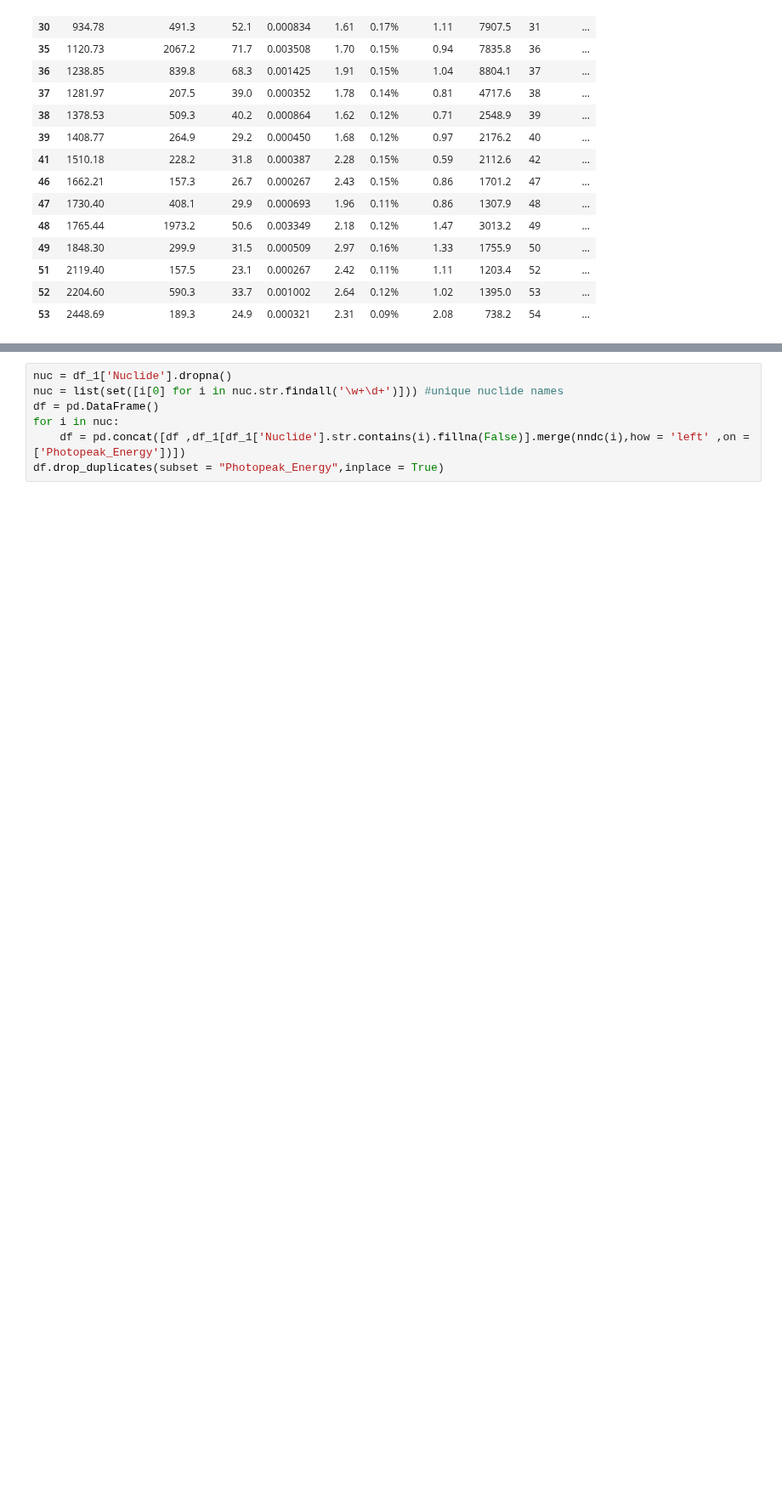
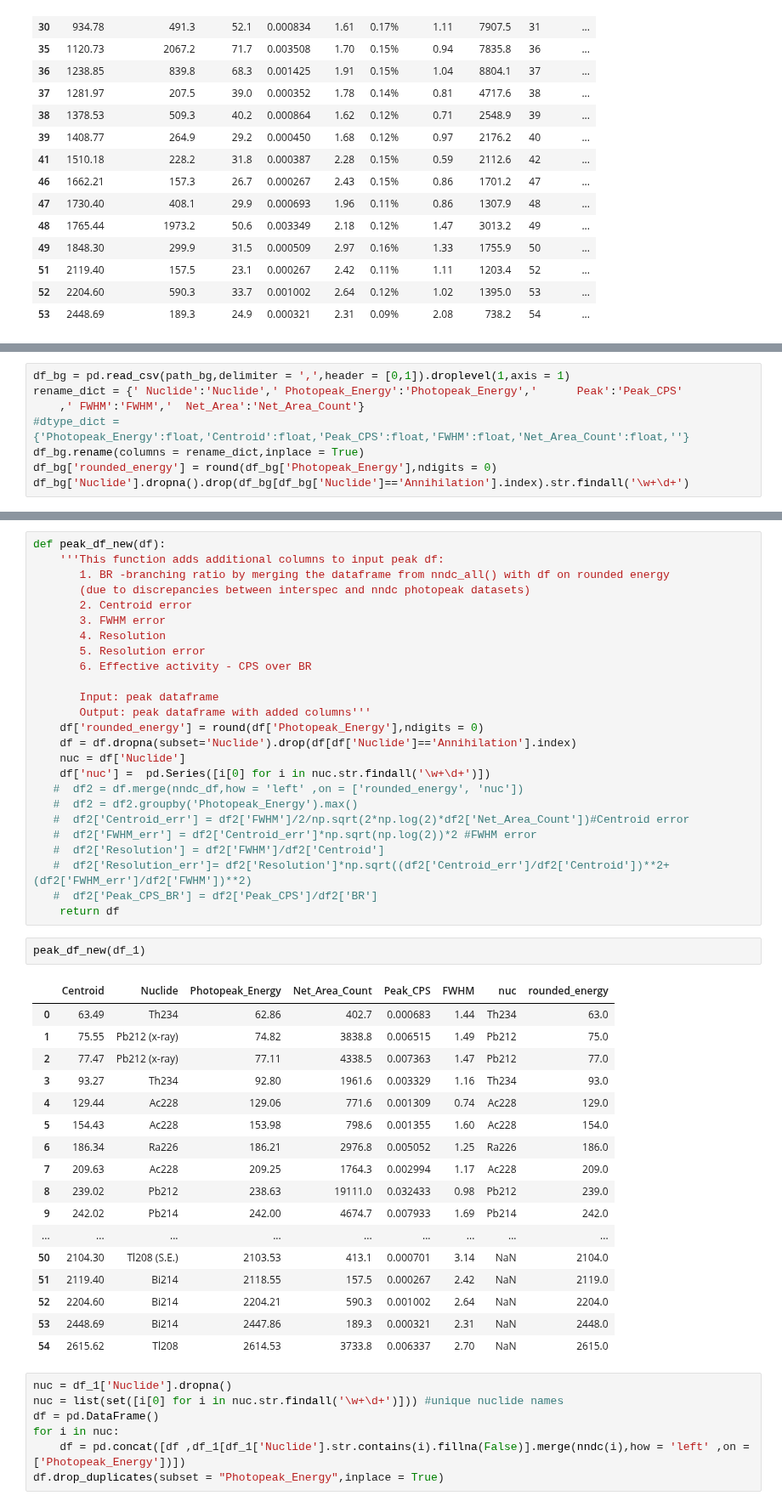
Before and after one commit to ngcnpeter/HPGe_lab_y3, a Jupyter notebook: spectal_analysis.ipynb, the cells around one changed output, grey strips where cells are left out. Shown at 85% size. Saved outputs shown, nothing was run; the diff lists cells and outputs as text; blank space fills up the shorter version.

```diff
--- a/spectal_analysis.ipynb
+++ b/spectal_analysis.ipynb
@@ -155,0 +182,8 @@ nndc('k40')
+# %%
+df_bg = pd.read_csv(path_bg,delimiter = ',',header = [0,1]).droplevel(1,axis = 1)
+rename_dict = {' Nuclide':'Nuclide',' Photopeak_Energy':'Photopeak_Energy','      Peak':'Peak_CPS'
+    ,' FWHM':'FWHM','  Net_Area':'Net_Area_Count'}
+#dtype_dict = {'Photopeak_Energy':float,'Centroid':float,'Peak_CPS':float,'FWHM':float,'Net_Area_Count':float,''}
+df_bg.rename(columns = rename_dict,inplace = True)
+df_bg['rounded_energy'] = round(df_bg['Photopeak_Energy'],ndigits = 0)
+df_bg['Nuclide'].dropna().drop(df_bg[df_bg['Nuclide']=='Annihilation'].index).str.findall('\w+\d+')
@@ -199,3 +297,48 @@ IndexError: list index out of range
+# %%
+def peak_df_new(df):
+    '''This function adds additional columns to input peak df:
+       1. BR -branching ratio by merging the dataframe from nndc_all() with df on rounded energy
+       (due to discrepancies between interspec and nndc photopeak datasets)
+       2. Centroid error
+       3. FWHM error
+       4. Resolution
+       5. Resolution error
+       6. Effective activity - CPS over BR
+
+       Input: peak dataframe
+       Output: peak dataframe with added columns'''
+    df['rounded_energy'] = round(df['Photopeak_Energy'],ndigits = 0)
+    df = df.dropna(subset='Nuclide').drop(df[df['Nuclide']=='Annihilation'].index)
+    nuc = df['Nuclide']
+    df['nuc'] =  pd.Series([i[0] for i in nuc.str.findall('\w+\d+')])
+   #  df2 = df.merge(nndc_df,how = 'left' ,on = ['rounded_energy', 'nuc'])
+   #  df2 = df2.groupby('Photopeak_Energy').max()
+   #  df2['Centroid_err'] = df2['FWHM']/2/np.sqrt(2*np.log(2)*df2['Net_Area_Count'])#Centroid error
+   #  df2['FWHM_err'] = df2['Centroid_err']*np.sqrt(np.log(2))*2 #FWHM error
+   #  df2['Resolution'] = df2['FWHM']/df2['Centroid']
+   #  df2['Resolution_err']= df2['Resolution']*np.sqrt((df2['Centroid_err']/df2['Centroid'])**2+(df2['FWHM_err']/df2['FWHM'])**2)
+   #  df2['Peak_CPS_BR'] = df2['Peak_CPS']/df2['BR']
+    return df
+# %%
+peak_df_new(df_1)
+# %% [output]
+|  | Centroid | Nuclide | Photopeak_Energy | Net_Area_Count | Peak_CPS | FWHM | nuc | rounded_energy |
+| 0 | 63.49 | Th234 | 62.86 | 402.7 | 0.000683 | 1.44 | Th234 | 63.0 |
+| 1 | 75.55 | Pb212 (x-ray) | 74.82 | 3838.8 | 0.006515 | 1.49 | Pb212 | 75.0 |
+| 2 | 77.47 | Pb212 (x-ray) | 77.11 | 4338.5 | 0.007363 | 1.47 | Pb212 | 77.0 |
+| 3 | 93.27 | Th234 | 92.80 | 1961.6 | 0.003329 | 1.16 | Th234 | 93.0 |
+| 4 | 129.44 | Ac228 | 129.06 | 771.6 | 0.001309 | 0.74 | Ac228 | 129.0 |
+| 5 | 154.43 | Ac228 | 153.98 | 798.6 | 0.001355 | 1.60 | Ac228 | 154.0 |
+| 6 | 186.34 | Ra226 | 186.21 | 2976.8 | 0.005052 | 1.25 | Ra226 | 186.0 |
+| 7 | 209.63 | Ac228 | 209.25 | 1764.3 | 0.002994 | 1.17 | Ac228 | 209.0 |
+| 8 | 239.02 | Pb212 | 238.63 | 19111.0 | 0.032433 | 0.98 | Pb212 | 239.0 |
+| 9 | 242.02 | Pb214 | 242.00 | 4674.7 | 0.007933 | 1.69 | Pb214 | 242.0 |
+| ... | ... | ... | ... | ... | ... | ... | ... | ... |
+| 50 | 2104.30 | Tl208 (S.E.) | 2103.53 | 413.1 | 0.000701 | 3.14 | NaN | 2104.0 |
+| 51 | 2119.40 | Bi214 | 2118.55 | 157.5 | 0.000267 | 2.42 | NaN | 2119.0 |
+| 52 | 2204.60 | Bi214 | 2204.21 | 590.3 | 0.001002 | 2.64 | NaN | 2204.0 |
+| 53 | 2448.69 | Bi214 | 2447.86 | 189.3 | 0.000321 | 2.31 | NaN | 2448.0 |
+| 54 | 2615.62 | Tl208 | 2614.53 | 3733.8 | 0.006337 | 2.70 | NaN | 2615.0 |
 # %%
 nuc = df_1['Nuclide'].dropna()
 nuc = list(set([i[0] for i in nuc.str.findall('\w+\d+')])) #unique nuclide names
```
Also changed, not shown: parts of 17 cells of this notebook.
